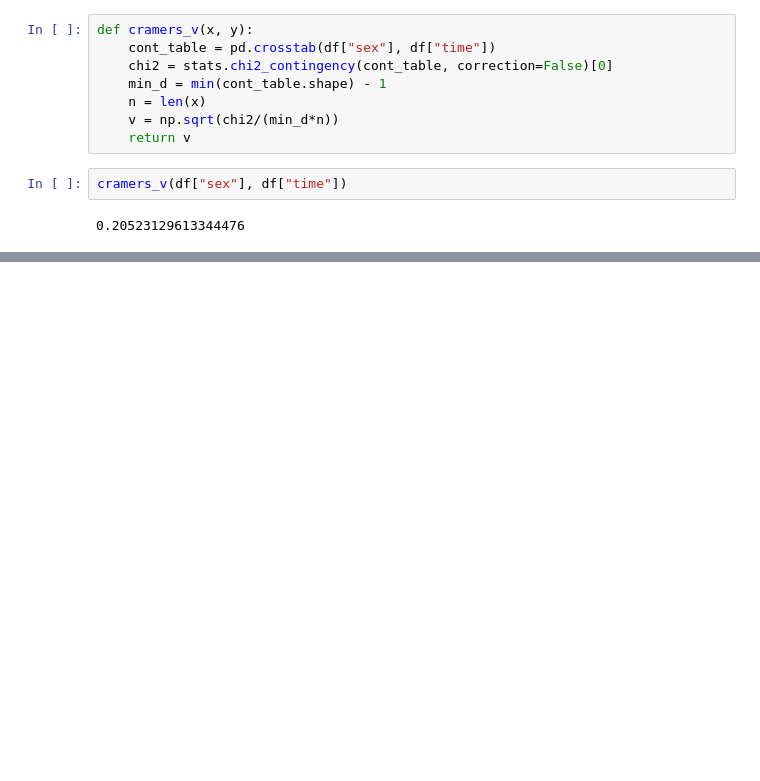
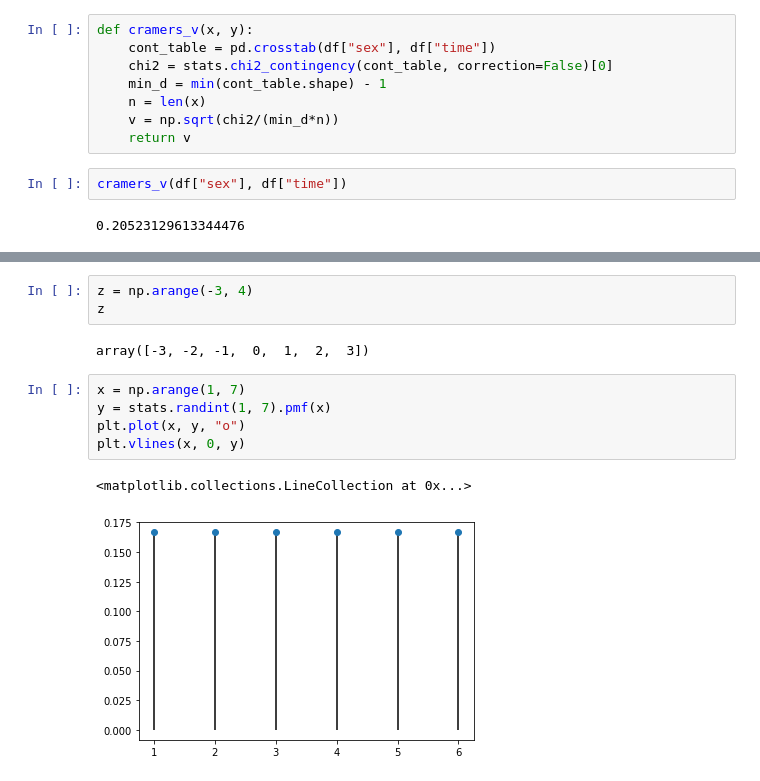
Before and after one commit to fellaini25/kame-python-statistics, a Jupyter notebook: basic-statistics.ipynb, the cells around one changed output, grey strips where cells are left out. Cells and saved outputs as stored; diff of their text form; blank space fills up the shorter version.

```diff
--- a/basic-statistics.ipynb
+++ b/basic-statistics.ipynb
@@ -276,0 +327,13 @@ cramers_v(df["sex"], df["time"])
+# %%
+z = np.arange(-3, 4)
+z
+# %% [output]
+array([-3, -2, -1,  0,  1,  2,  3])
+# %%
+x = np.arange(1, 7)
+y = stats.randint(1, 7).pmf(x)
+plt.plot(x, y, "o")
+plt.vlines(x, 0, y)
+# %% [output]
+<matplotlib.collections.LineCollection at 0x...>
+[figure, added]
```
Also changed, not shown: parts of 21 cells of this notebook.
